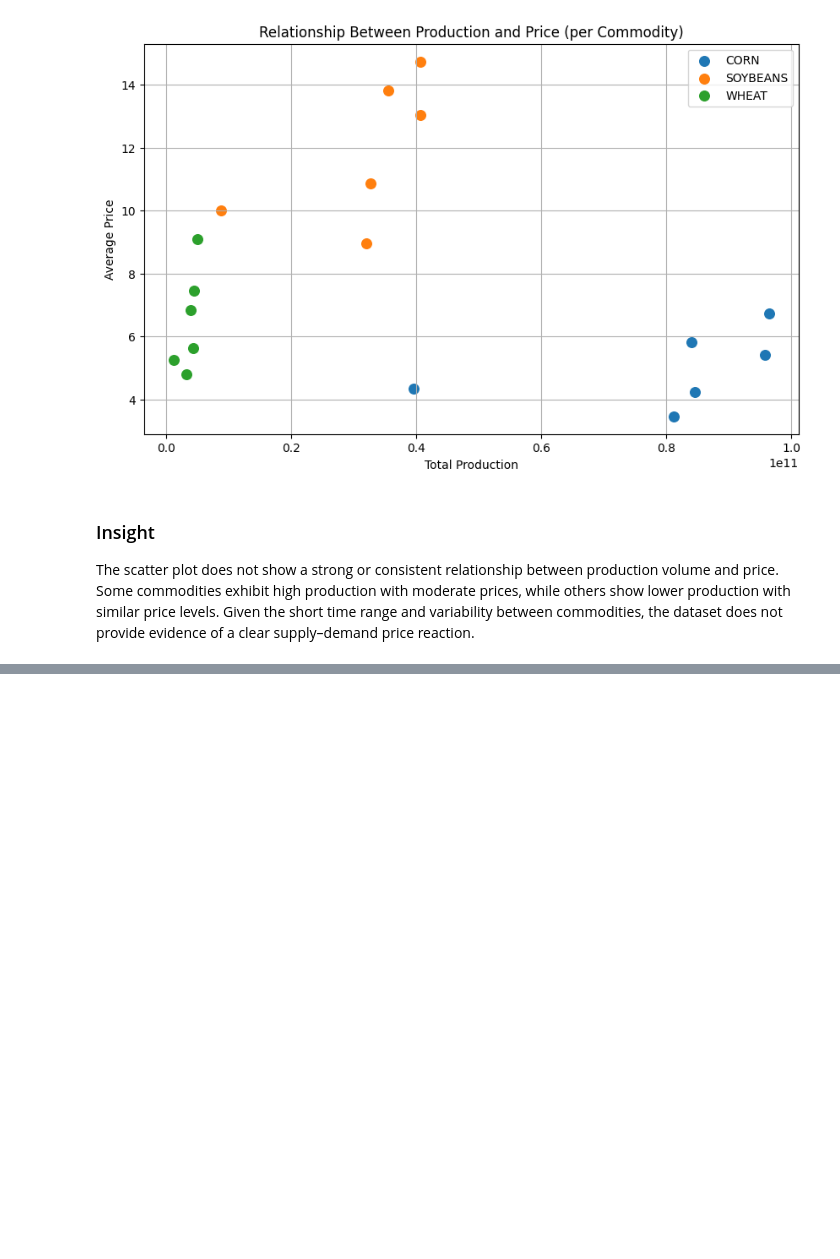
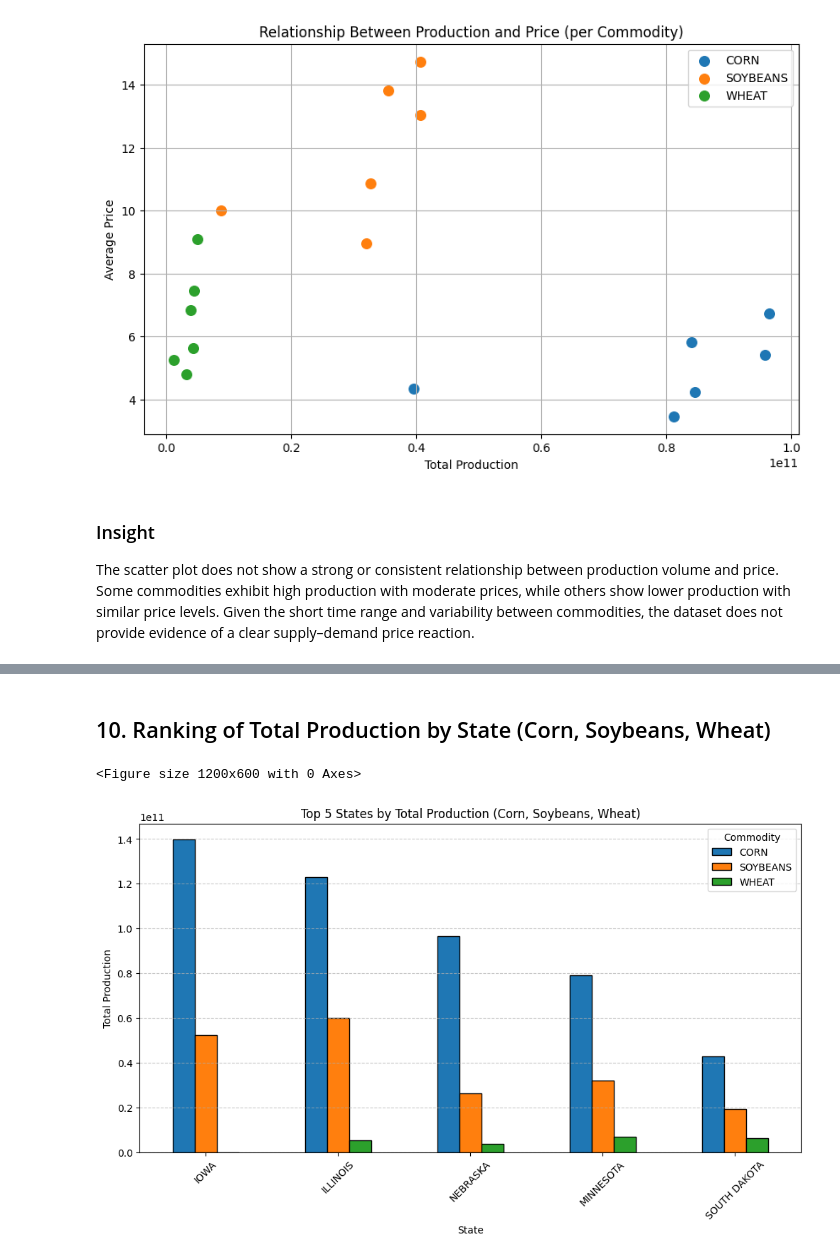
Before and after one commit to emapernice/usda-etl-pipeline, a Jupyter notebook: notebooks/usda_eda_notebook.ipynb, the cells around one changed output, grey strips where cells are left out. Drawn from its saved outputs; the diff is of its cells as text; code cells hidden in the pictures; blank space fills up the shorter version.

```diff
--- a/notebooks/usda_eda_notebook.ipynb
+++ b/notebooks/usda_eda_notebook.ipynb
@@ -184,0 +246,39 @@ Given the short time range and variability between commodities, the dataset does
+# %% [markdown]
+## 10. Ranking of Total Production by State (Corn, Soybeans, Wheat)
+# %%
+prod_df = df[df["statisticcat_desc"] == "PRODUCTION"]
+
+target_commodities = ["CORN", "SOYBEANS", "WHEAT"]
+prod_filtered = prod_df[prod_df["commodity_desc"].isin(target_commodities)]
+
+state_prod = (
+    prod_filtered.groupby(["state_name", "commodity_desc"])["value"]
+    .sum()
+    .reset_index()
+)
+
+pivot_prod = state_prod.pivot(index="state_name", columns="commodity_desc", values="value")
+
+pivot_prod = pivot_prod.dropna(how="all")
+
+pivot_prod["total"] = pivot_prod.sum(axis=1)
+pivot_sorted = pivot_prod.sort_values("total", ascending=False).head(10)
+
+plt.figure(figsize=(12, 6))
+pivot_sorted[["CORN", "SOYBEANS", "WHEAT"]].plot(
+    kind="bar",
+    stacked=False,
+    figsize=(12, 6),
+    edgecolor="black"
+)
+
+plt.title("Top 5 States by Total Production (Corn, Soybeans, Wheat)")
+plt.xlabel("State")
+plt.ylabel("Total Production")
+plt.xticks(rotation=45)
+plt.grid(axis="y", linestyle="--", alpha=0.7)
+plt.legend(title="Commodity")
+plt.show()
+# %% [output]
+<Figure size 1200x600 with 0 Axes>
+[figure, added]
```
Also changed, not shown: parts of 4 cells of this notebook.
